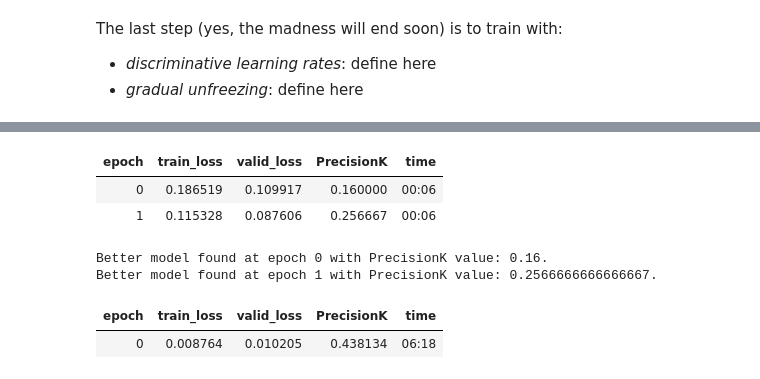
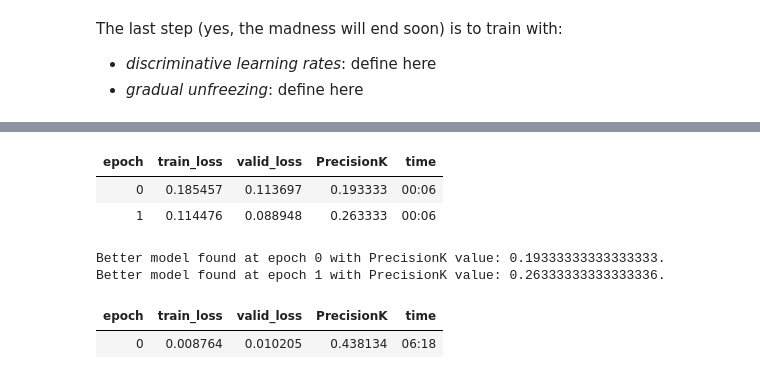
Before and after one commit to debjyotiSRoy/xcube_old, a Jupyter notebook: nbs/examples/mimic/sample/mimic3-9k_sample.ipynb, the cells around one changed output, grey strips where cells are left out. Cells and saved outputs as stored; diff of their text form; code cells hidden in the pictures.

```diff
--- a/nbs/examples/mimic/sample/mimic3-9k_sample.ipynb
+++ b/nbs/examples/mimic/sample/mimic3-9k_sample.ipynb
@@ -877,12 +901,12 @@ lr_min, lr_steep, lr_valley, lr_slide
 # %%
-learn.fit_one_cycle(2, lr_max=0.07585775852203369, moms=(0.8,0.7,0.8), wd=0.1,
+learn.fit_one_cycle(2, lr_max=lr_min, moms=(0.8,0.7,0.8), wd=0.1,
 cbs=SaveModelCallback(monitor='PrecisionK', fname=file_prefix+'_clas'))
 # %% [output]
 | epoch | train_loss | valid_loss | PrecisionK | time |
-| 0 | 0.186519 | 0.109917 | 0.160000 | 00:06 |
-| 1 | 0.115328 | 0.087606 | 0.256667 | 00:06 |
+| 0 | 0.185457 | 0.113697 | 0.193333 | 00:06 |
+| 1 | 0.114476 | 0.088948 | 0.263333 | 00:06 |
-Better model found at epoch 0 with PrecisionK value: 0.16.
-Better model found at epoch 1 with PrecisionK value: 0.2566666666666667.
+Better model found at epoch 0 with PrecisionK value: 0.19333333333333333.
+Better model found at epoch 1 with PrecisionK value: 0.26333333333333336.
 # %%
 learn.fit_one_cycle(1, lr_max=lr_min, moms=(0.8,0.7,0.8), wd=0.1)
 # %% [output]
```
Also changed, not shown: parts of 8 cells of this notebook, 12 other files.
